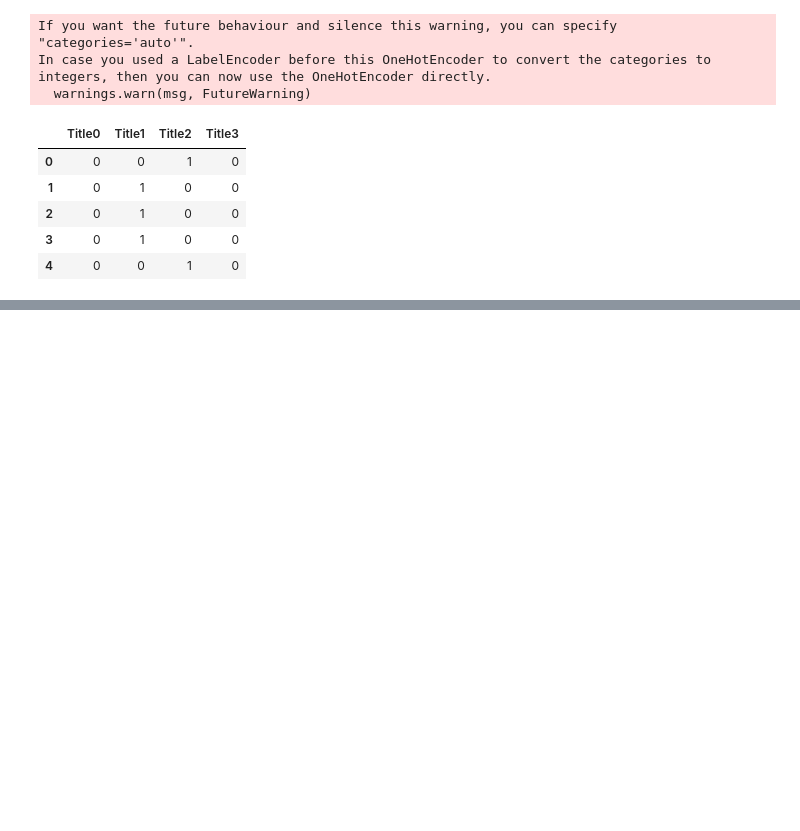
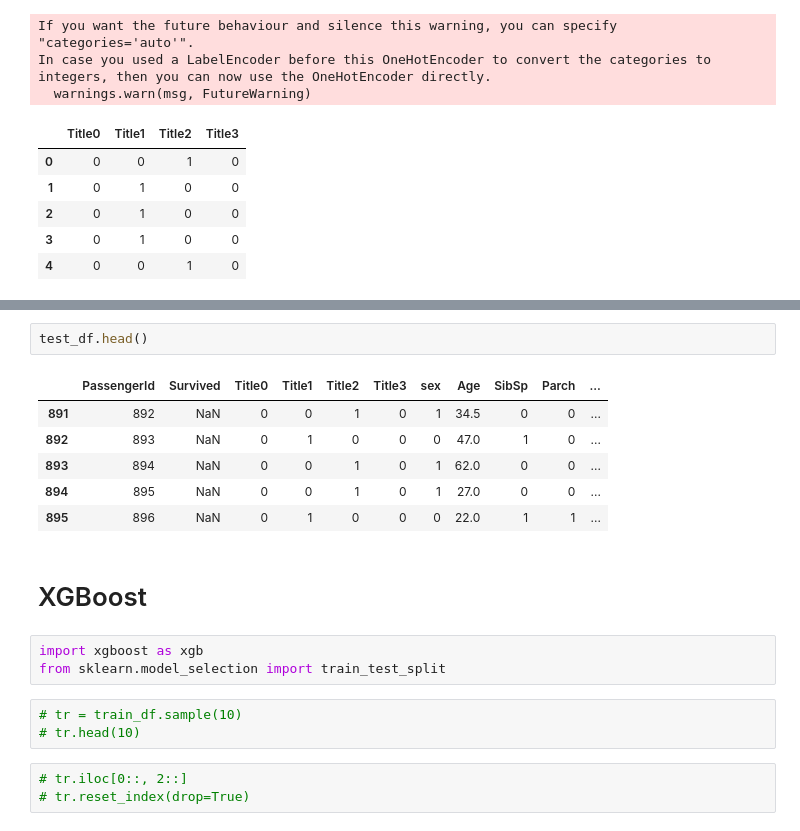
Before and after one commit to zingp/machine-learning, a Jupyter notebook: titanic/titanic.ipynb, the cells around one changed output, grey strips where cells are left out. Cells and saved outputs as stored; diff of their text form; blank space fills up the shorter version.

Commit message:
my titanic xgboost

```diff
--- a/titanic/titanic.ipynb
+++ b/titanic/titanic.ipynb
@@ -234,0 +586,20 @@ In case you used a LabelEncoder before this OneHotEncoder to convert the categor
+# %%
+test_df.head()
+# %% [output]
+|  | PassengerId | Survived | Title0 | Title1 | Title2 | Title3 | sex | Age | SibSp | Parch | ... |
+| 891 | 892 | NaN | 0 | 0 | 1 | 0 | 1 | 34.5 | 0 | 0 | ... |
+| 892 | 893 | NaN | 0 | 1 | 0 | 0 | 0 | 47.0 | 1 | 0 | ... |
+| 893 | 894 | NaN | 0 | 0 | 1 | 0 | 1 | 62.0 | 0 | 0 | ... |
+| 894 | 895 | NaN | 0 | 0 | 1 | 0 | 1 | 27.0 | 0 | 0 | ... |
+| 895 | 896 | NaN | 0 | 1 | 0 | 0 | 0 | 22.0 | 1 | 1 | ... |
+# %% [markdown]
+# XGBoost
+# %%
+import xgboost as xgb
+from sklearn.model_selection import train_test_split
+# %%
+# tr = train_df.sample(10)
+# tr.head(10)
+# %%
+# tr.iloc[0::, 2::]
+# tr.reset_index(drop=True)
```
Also changed, not shown: parts of 34 cells of this notebook.
